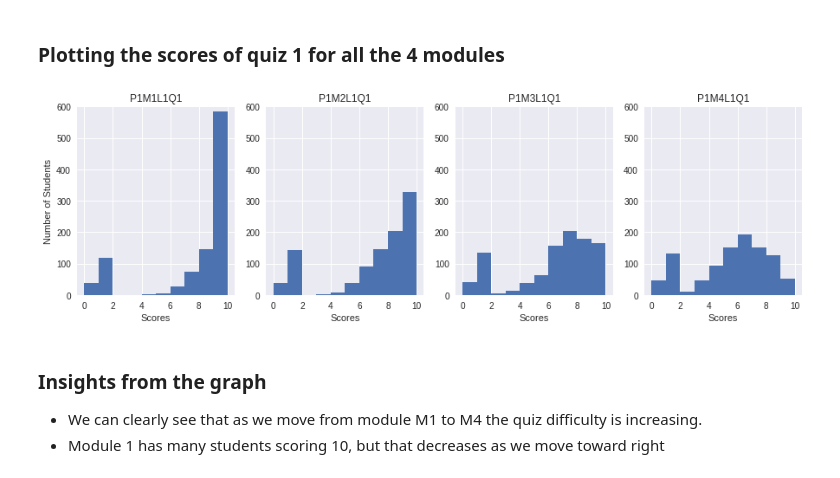
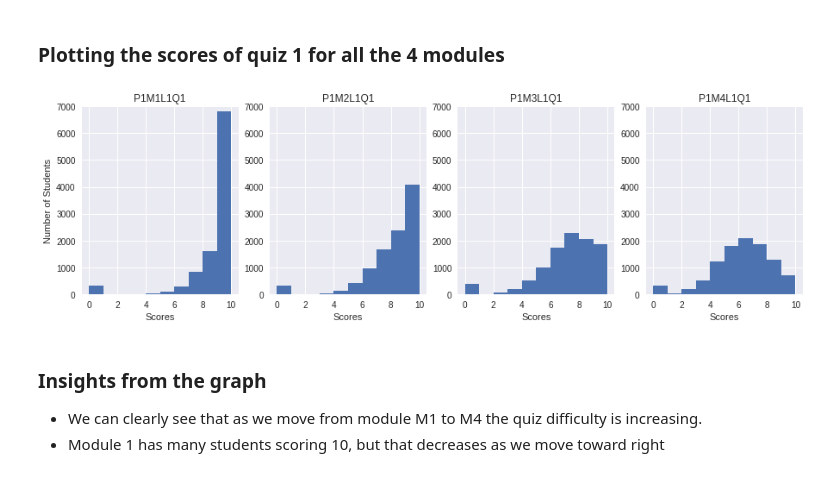
Before and after one commit to dalonlobo/gl-capstone, a Jupyter notebook: LogsParser/Recommender Systems Final Code.ipynb, the cells around one changed output. Drawn from its saved outputs; the diff is of its cells as text; code cells hidden in the pictures.

```diff
--- a/LogsParser/Recommender Systems Final Code.ipynb
+++ b/LogsParser/Recommender Systems Final Code.ipynb
@@ -58,3 +60,9 @@ logs_df = logs_rdd.toDF(schema=["UserId", "Event", "StartTime", "EndTime"]).toPa
+# %%
+# Reading the data
+logs_df = pd.read_csv("10000/logs.csv", header=None, \
+                      names=["UserId", "Event", "StartTime", "EndTime"],\
+                      parse_dates=[2,3]
+                )
 # %% [markdown]
 Lets find out the number of rows/events we got
 # %%
@@ -259,7 +287,7 @@ quiz_matrix_pred = quiz_matrix.copy()
 Above quiz_matrix tells us if the student has taken the quiz or not. Now if the user has taken the quiz, we will fill that cell with his actual scores
 # %%
 # Read the quiz_scores
-quiz_scores_df = pd.read_csv("quiz_1000.csv", sep=',', header=None, \
+quiz_scores_df = pd.read_csv("10000/quiz.csv", sep=',', header=None, \
                     names=["UserId", "Event", "Score", "Student Type"])
 # %%
 # Display few rows of quiz scores
@@ -338,31 +366,31 @@ plt.show()
 # %%
 # Initialize the plot variables
 fig, axes = plt.subplots(1, 4, figsize=(15, 4))
 
 axes[0].hist(x = "P1M1L1Q1",data=quiz_matrix)
 axes[0].set_xlabel('Scores')
 axes[0].set_ylabel('Number of Students')
-axes[0].set_ylim([0, 600])
+axes[0].set_ylim([0, 7000])
 axes[0].set_title("P1M1L1Q1")
 
 axes[1].hist(x = "P1M2L1Q1",data=quiz_matrix)
 axes[1].set_xlabel('Scores')
-axes[1].set_ylim([0, 600])
+axes[1].set_ylim([0, 7000])
 axes[1].set_title("P1M2L1Q1")
 
 axes[2].hist(x = "P1M3L1Q1",data=quiz_matrix)
 axes[2].set_xlabel('Scores')
-axes[2].set_ylim([0, 600])
+axes[2].set_ylim([0, 7000])
 axes[2].set_title("P1M3L1Q1")
 
 axes[3].hist(x = "P1M4L1Q1",data=quiz_matrix)
 axes[3].set_xlabel('Scores')
-axes[3].set_ylim([0, 600])
+axes[3].set_ylim([0, 7000])
 axes[3].set_title("P1M4L1Q1")
 
 plt.show()
 # %% [output]
-[figure, old version]
+[figure, new version]
 # %% [markdown]
 ### Insights from the graph
 - We can clearly see that as we move from module M1 to M4 the quiz difficulty is increasing.
```
Also changed, not shown: parts of 42 cells of this notebook, 3 other files.
